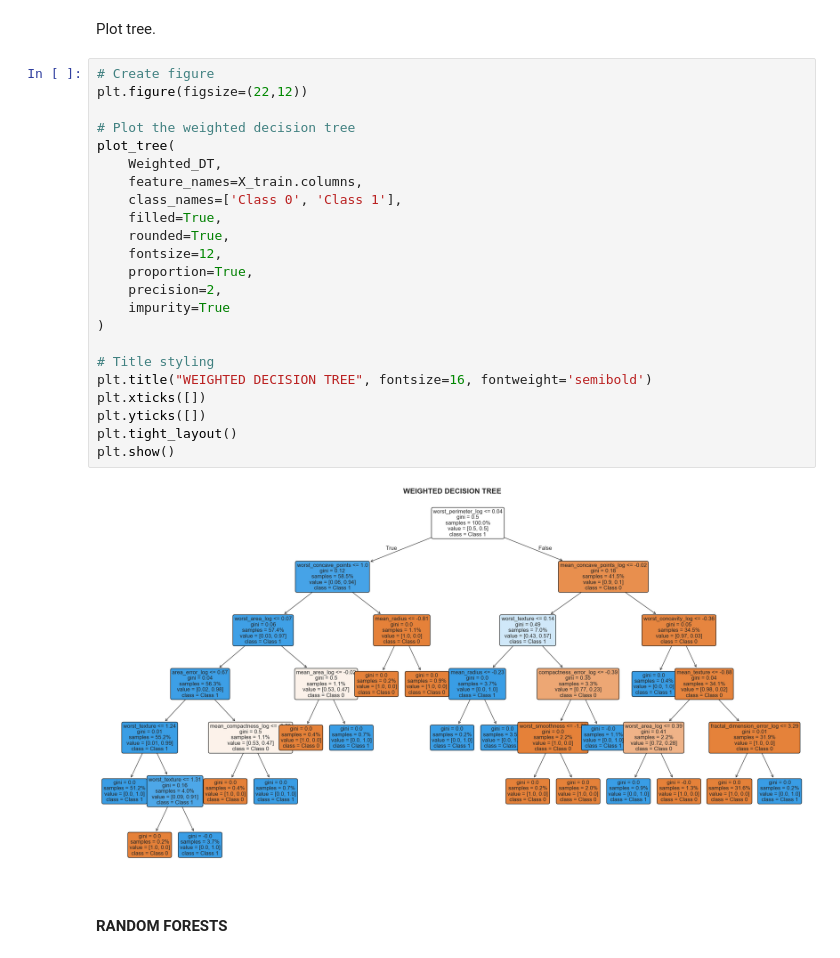
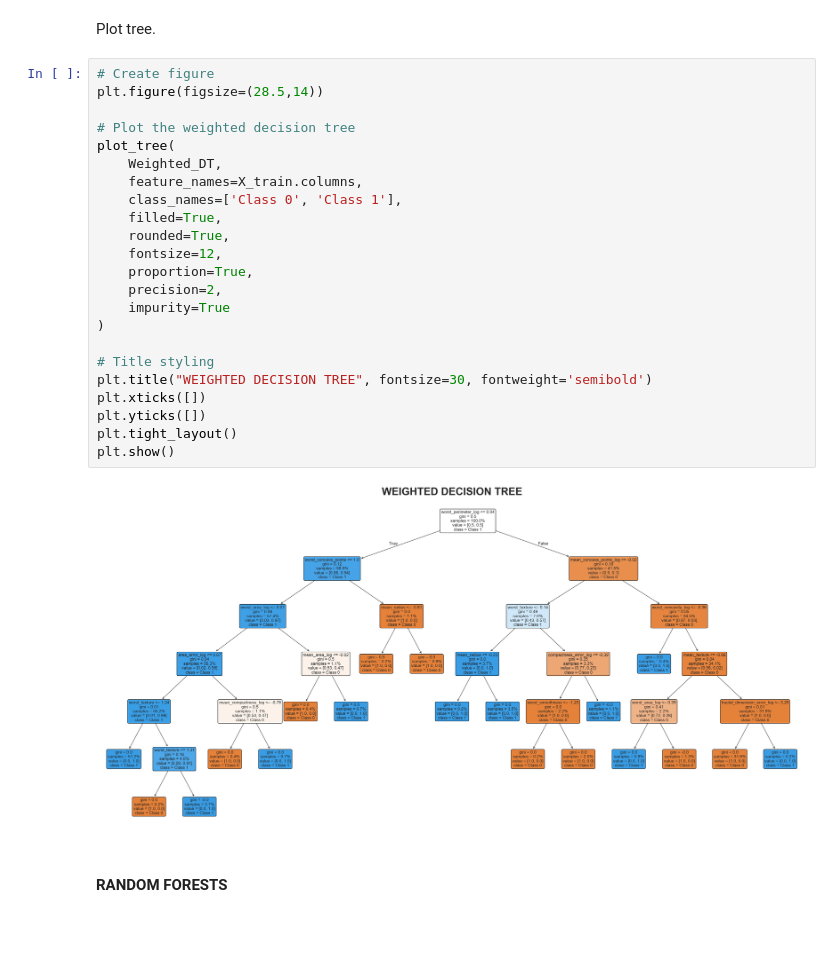
Before and after one commit to Vain-Guy/Ensemble-Methods, a Jupyter notebook: ENSEMBLE_METHODS.ipynb, the cells around one changed output. Saved outputs shown, nothing was run; the diff lists cells and outputs as text; blank space fills up the shorter version.

Commit message:
Polished DT plots

```diff
--- a/ENSEMBLE_METHODS.ipynb
+++ b/ENSEMBLE_METHODS.ipynb
@@ -924,29 +924,29 @@ Compared to its vanilla counterpart:
 Plot tree.
 # %%
 # Create figure
-plt.figure(figsize=(22,12))
+plt.figure(figsize=(28.5,14))
 
 # Plot the weighted decision tree
 plot_tree(
     Weighted_DT,
     feature_names=X_train.columns,
     class_names=['Class 0', 'Class 1'],
     filled=True,
     rounded=True,
     fontsize=12,
     proportion=True,
     precision=2,
     impurity=True
 )
 
 # Title styling
-plt.title("WEIGHTED DECISION TREE", fontsize=16, fontweight='semibold')
+plt.title("WEIGHTED DECISION TREE", fontsize=30, fontweight='semibold')
 plt.xticks([])
 plt.yticks([])
 plt.tight_layout()
 plt.show()
 # %% [output]
-[figure, old version]
+[figure, new version]
 # %% [markdown]
 #### RANDOM FORESTS
 # %%
```
Also changed, not shown: parts of 10 cells of this notebook.
